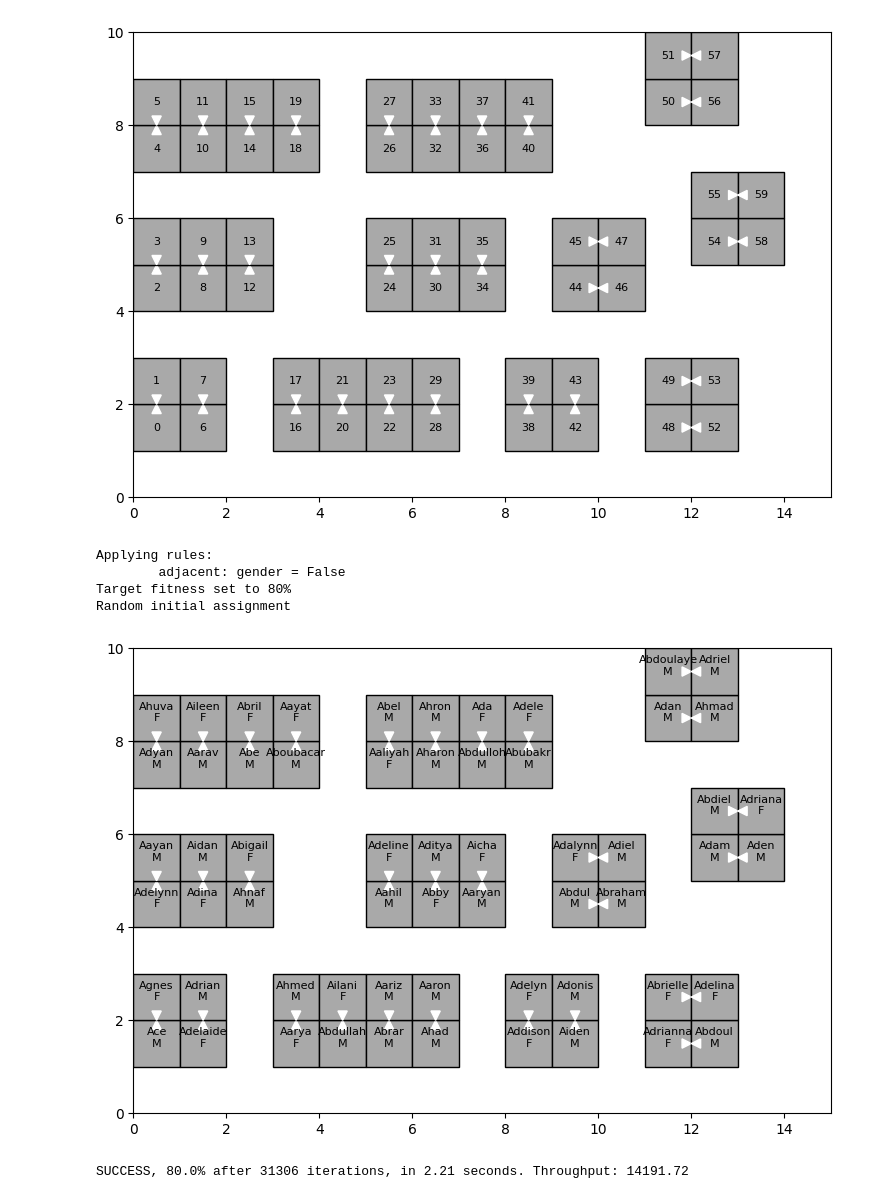
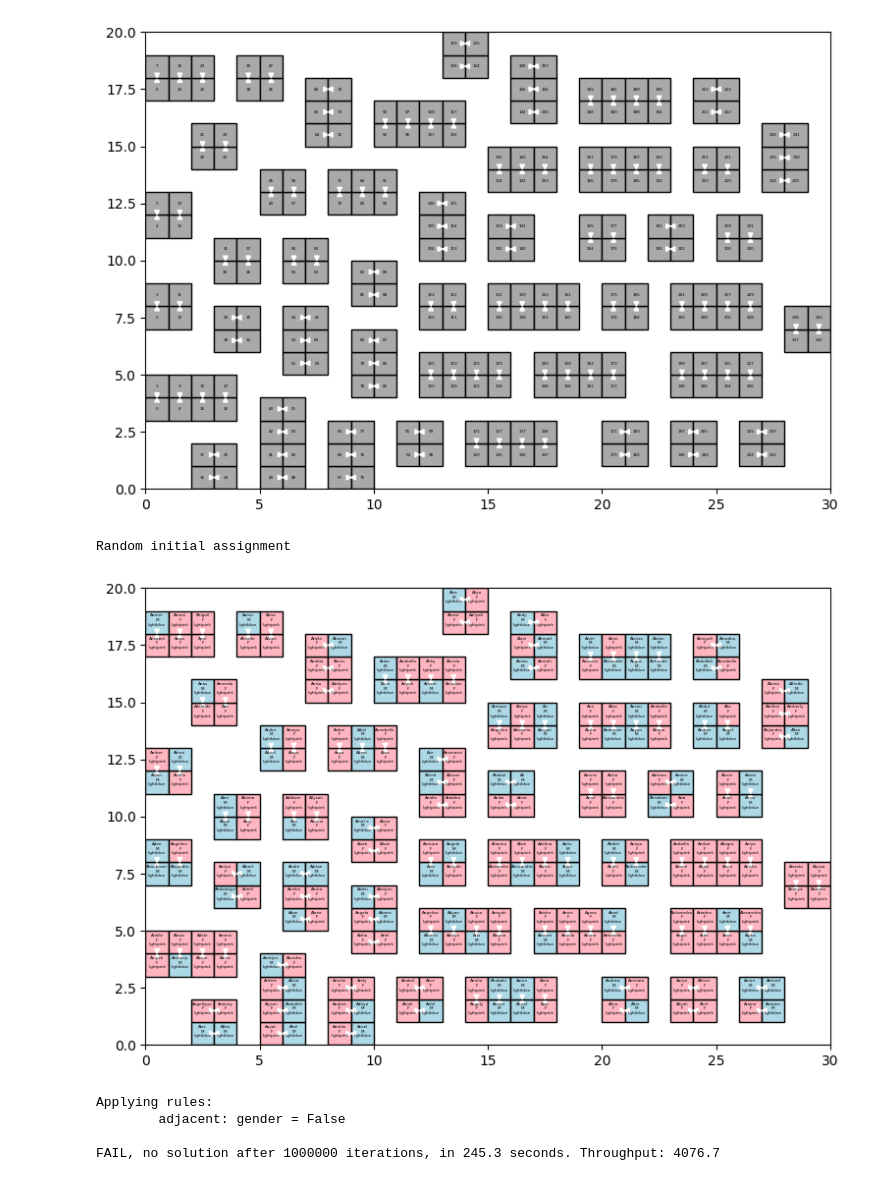
Before and after one commit to twood-nv/pyseater, a Jupyter notebook: random.ipynb, the cells around one changed output. Saved outputs shown, nothing was run; the diff lists cells and outputs as text; code cells hidden in the pictures.

```diff
--- a/random.ipynb
+++ b/random.ipynb
@@ -3,40 +3,26 @@ import pyseater as ps
 import matplotlib.pyplot as plt
 plt.rcParams['figure.figsize'] = [9, 9] # adjust this to get a good fig size depending on the display you're using...
 params = ps.Parameters()
-params.n_rows = 10
-params.n_cols = 15
-params.font_size = 8
+params.n_rows = 20
+params.n_cols = 30
+params.font_size = 3
 params.target_fitness = 80
 params.student_file = "data/name-gender.csv"
 seater = ps.Pyseater(params.n_rows, params.n_cols)
-ps.generate_random_floorplan(seater)
+seater.generate_random_floorplan()
 print("Random initial floorplan")
 print("Table count: " + str(len(seater.tables)))
 print("Place count: " + str(seater.n_places))
-ps.draw_floorplan(seater, params)
+seater.draw_floorplan(params)
 
 seater.adj_rules.append(ps.Rule("gender", False))
 # seater.adj_rules.append(ps.Rule("language", False))
 # seater.adj_rules.append(ps.Rule("game", False))
 
-if(params.log_level > 0) : print("Applying rules:")
-for adj_rule in seater.adj_rules :
-    if(params.log_level > 0) : print("\tadjacent: " + str(adj_rule.attribute) + " = " + str(adj_rule.boolean))
-for ops_rule in seater.ops_rules :
-    if(params.log_level > 0) : print("\topposite:" + str(ops_rule.attribute) + " = " + str(ops_rule.boolean))
-
-if params.seed :
-    if(params.log_level > 0) : print("Seed will be set to " + str(params.seed))
-    rng.seed(params.seed)
-
-if params.target_fitness :
-    if(params.log_level > 0) : print("Target fitness set to " + str(params.target_fitness) + "%")
-params.target_fitness = (params.target_fitness / 100) * (seater.n_places * (len(seater.adj_rules) + len(seater.ops_rules)))
-
-ps.do_random_assignment(seater, params)
+seater.do_random_assignment(params)
 print("Random initial assignment")
-ps.draw_floorplan(seater, params)
+seater.draw_floorplan(params)
 seater.solve(params)
-ps.draw_floorplan(seater, params)
+seater.draw_floorplan(params)
 # %% [output]
 Random initial floorplan
@@ -45,7 +31,7 @@ Place count: 60
-[figure, old version]
+[figure, new version]
-Applying rules:
-        adjacent: gender = False
-Target fitness set to 80%
 Random initial assignment
-[figure, old version]
+[figure, new version]
-SUCCESS, 80.0% after 31306 iterations, in 2.21 seconds. Throughput: 14191.72
+Applying rules:
+        adjacent: gender = False
+
+FAIL, no solution after 1000000 iterations, in 245.3 seconds. Throughput: 4076.7
```
Also changed, not shown: parts of 1 cell of this notebook, 7 other files.
